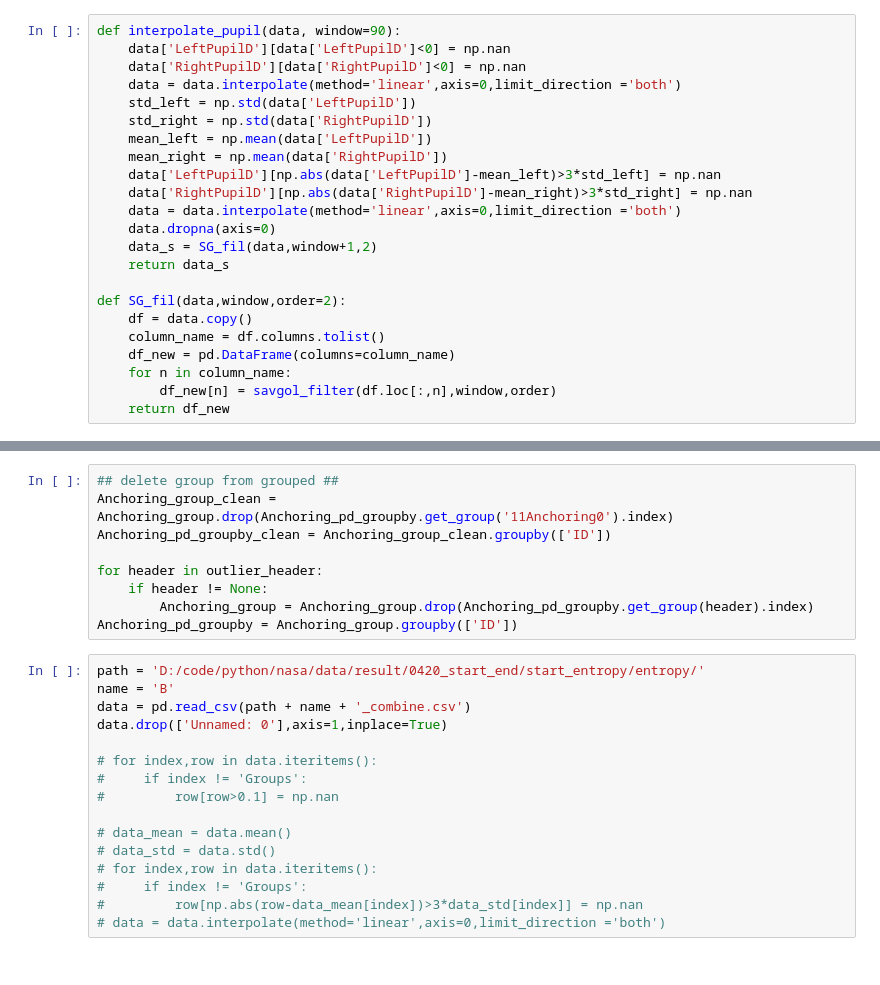
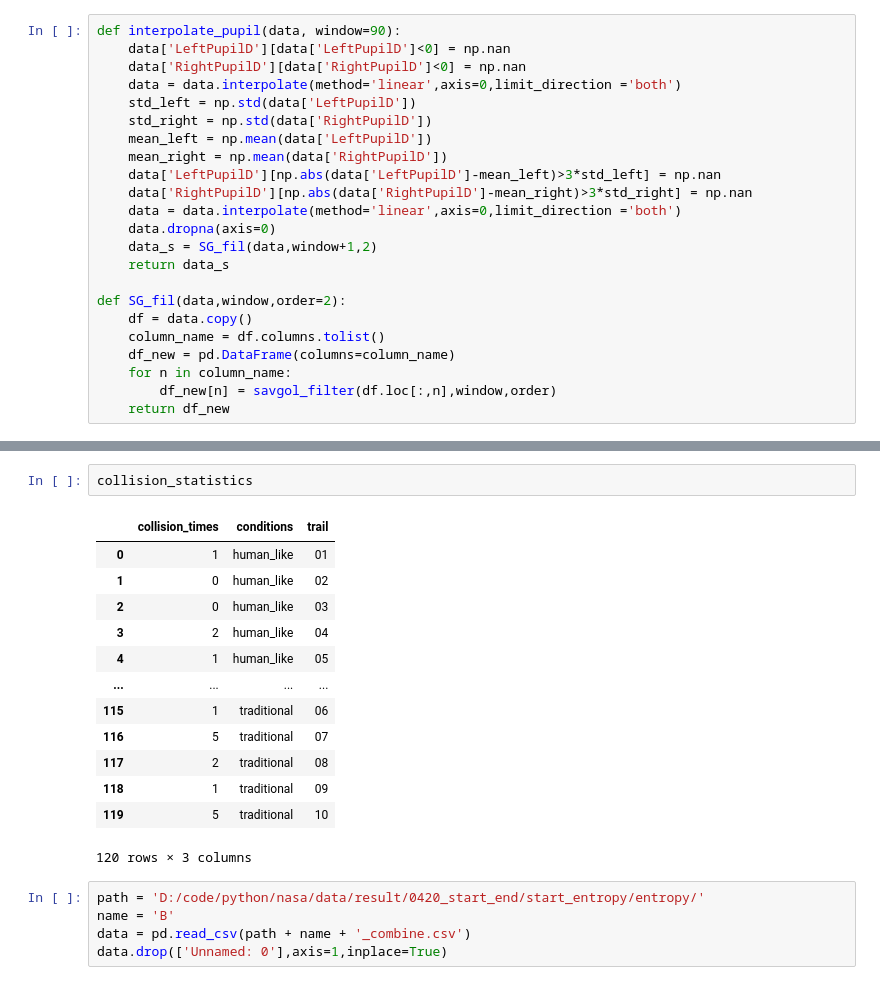
Before and after one commit to Tianyu-Zhou/Human_like_IK, a Jupyter notebook: paper_6.ipynb, the cells around one changed output, grey strips where cells are left out. Saved outputs shown, nothing was run; the diff lists cells and outputs as text.

```diff
--- a/paper_6.ipynb
+++ b/paper_6.ipynb
@@ -871,28 +210,24 @@ fig.show()
-# %%
-## delete group from grouped ##
-Anchoring_group_clean = Anchoring_group.drop(Anchoring_pd_groupby.get_group('11Anchoring0').index)
-Anchoring_pd_groupby_clean = Anchoring_group_clean.groupby(['ID'])
-
-for header in outlier_header:
-    if header != None:
-        Anchoring_group = Anchoring_group.drop(Anchoring_pd_groupby.get_group(header).index)
-Anchoring_pd_groupby = Anchoring_group.groupby(['ID'])
+# %%
+collision_statistics
+# %% [output]
+|  | collision_times | conditions | trail |
+| 0 | 1 | human_like | 01 |
+| 1 | 0 | human_like | 02 |
+| 2 | 0 | human_like | 03 |
+| 3 | 2 | human_like | 04 |
+| 4 | 1 | human_like | 05 |
+| ... | ... | ... | ... |
+| 115 | 1 | traditional | 06 |
+| 116 | 5 | traditional | 07 |
+| 117 | 2 | traditional | 08 |
+| 118 | 1 | traditional | 09 |
+| 119 | 5 | traditional | 10 |
+120 rows × 3 columns
 # %%
 path = 'D:/code/python/nasa/data/result/0420_start_end/start_entropy/entropy/'
 name = 'B'
 data = pd.read_csv(path + name + '_combine.csv')
 data.drop(['Unnamed: 0'],axis=1,inplace=True)
-
-# for index,row in data.iteritems():
-#     if index != 'Groups':
-#         row[row>0.1] = np.nan
-
-# data_mean = data.mean()
-# data_std = data.std()
-# for index,row in data.iteritems():
-#     if index != 'Groups':
-#         row[np.abs(row-data_mean[index])>3*data_std[index]] = np.nan
-# data = data.interpolate(method='linear',axis=0,limit_direction ='both')
 # %%
 ### pair analysis visualization
 
```
Also changed, not shown: parts of 38 cells of this notebook.
